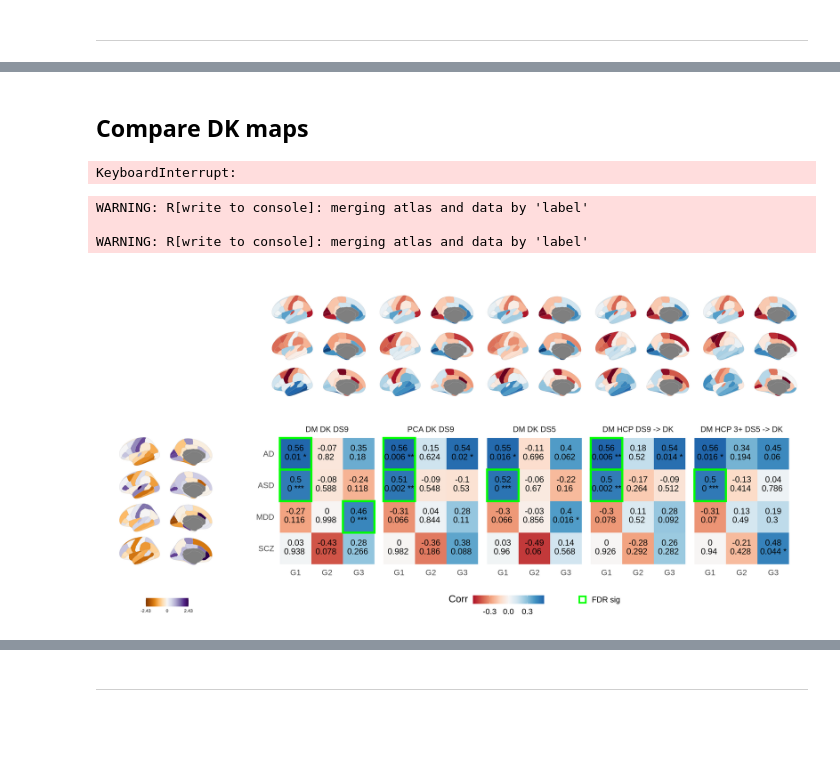
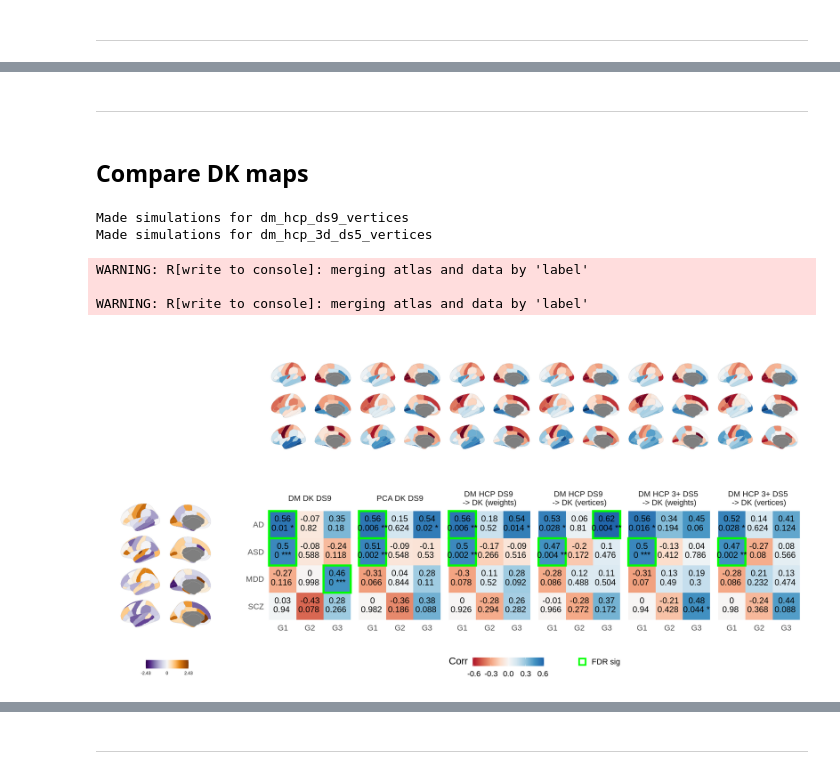
Before and after one commit to richardajdear/AHBA_gradients, a Jupyter notebook: notebooks/disorder_maps.ipynb, the cells around one changed output, grey strips where cells are left out. Drawn from its saved outputs; the diff is of its cells as text; code cells hidden in the pictures; blank space fills up the shorter version.

Commit message:
disorders etc

```diff
--- a/notebooks/disorder_maps.ipynb
+++ b/notebooks/disorder_maps.ipynb
@@ -55,3 +123,5 @@ New gradients version: method=dm, kernel=normalized_angle, sparsity=0, data=hcp_
+# %% [markdown]
+---
 # %% [markdown]
 ## Compare DK maps
 # %%
@@ -68,53 +139,60 @@ dk_scores = (pd.concat(dk_scores_dict)
              .rename({'level_0':'version'}, axis=1)
             )
 # %%
-for name, scores in dk_scores_dict.items():
+for name, scores in {name:scores for name,scores in dk_scores_dict.items() if 'vertices' in name}.items():
     generate_simulations(scores.set_index('label'), n=1000, outfile=f'../outputs/permutations/sim_gradients_dk_1000_{name}.npy', atlas='dk')
     print(f'Made simulations for {name}')
 # %% [output]
-KeyboardInterrupt:
+Made simulations for dm_hcp_ds9_vertices
+Made simulations for dm_hcp_3d_ds5_vertices
 # %%
 null_corrs_dict = {}
 for name, scores in dk_scores_dict.items():
     sim_grads = np.load(f"../outputs/permutations/sim_gradients_dk_1000_{name}.npy")
-    null_corrs_dict[name] = corr_nulls_from_grads(sim_grads, scores.drop('label',axis=1), maps, method='pearson')
+    null_corrs_dict[name] = corr_nulls_from_grads(sim_grads, scores, maps, method='pearson')
+# %%
+null_corrs_dict = {}
+for name, scores in dk_scores_dict.items():
+    sim_disorders = np.load(f"../outputs/permutations/sim_disorders_dk_5000.npy")
+    null_corrs_dict[name] = corr_nulls_from_maps(sim_disorders, scores, maps, method='pearson')
 # %%
 corr_versions = {}
 for name, scores in dk_scores_dict.items():
-    corrs = get_corrs(scores, maps, atlas='dk').loc[lambda x: ~np.isin(x.index, ['ANX', 'MCI', 'ADHD'])]
-    null_corrs = null_corrs_dict[name].loc[lambda x: ~np.isin(x['map'], ['ANX', 'MCI', 'ADHD'])]
+    corrs = get_corrs(scores, maps, atlas='dk')#.loc[lambda x: ~np.isin(x.index, ['ANX', 'MCI', 'ADHD'])]
+    null_corrs = null_corrs_dict[name]#.loc[lambda x: ~np.isin(x['map'], ['ANX', 'MCI', 'ADHD'])]
     corr_versions[name] = get_null_p(corrs, null_corrs, adjust='fdr_bh')
 
 names_dict = {
     'dm_dk_ds9': 'DM DK DS9',
     'pca_dk_ds9': 'PCA DK DS9',
-    'dm_dk_ds5': 'DM DK DS5',
-    'dm_hcp_ds9': 'DM HCP DS9 -> DK',
-    'dm_hcp_3d_ds5': 'DM HCP 3+ DS5 -> DK'
+    'dm_hcp_ds9': 'DM HCP DS9 \n-> DK (weights)',
+    'dm_hcp_ds9_vertices': 'DM HCP DS9 \n-> DK (vertices)',
+    'dm_hcp_3d_ds5': 'DM HCP 3+ DS5 \n-> DK (weights)',
+    'dm_hcp_3d_ds5_vertices': 'DM HCP 3+ DS5 \n-> DK (vertices)'
 }
 
 corr_versions = pd.concat(corr_versions).reset_index(0).rename({'level_0':'version'},axis=1) \
         .assign(version = lambda x: pd.Categorical(x['version'].replace(names_dict), ordered=True, categories=names_dict.values()))
 
-maps_plot = maps.loc[:, lambda x: ~np.isin(x.columns, ['ANX', 'MCI', 'ADHD'])]
+maps_plot = maps
 # %%
-%%R -i corr_versions -i maps_plot -i dk_scores -w 20 -h 10 --units in -r 200
+%%R -i corr_versions -i maps_plot -i dk_scores -w 20 -h 10 --units in -r 100
 source("../code/plot_maps.R")
 g1 <- plot_dk(dk_scores) + theme(strip.text.y=element_blank(), strip.text.x=element_blank()) + guides(fill='none')
 g2 <- plot_corr_versions(corr_versions) #+ ggtitle('DK map versions')
-g3 <- plot_maps_dk(maps_plot, ncol=1, colors=brewer.puor(100)) + theme(strip.text.x=element_blank())
+g3 <- plot_maps_dk(maps_plot, ncol=1, colors=rev(brewer.puor(100))) + theme(strip.text.x=element_blank())
 
 layout <- c(
   area(t = 1, b = 1, l = 3, r = 10),
   area(t = 2, b = 2, l = 3, r = 10),
   area(t = 2, b = 2, l = 1, r = 2)
 )
 
 plot <- g1 + g2 + g3 + plot_layout(design=layout)
 
 plot #& theme(plot.margin=margin(0,0,0,0))
 # %% [output]
 WARNING: R[write to console]: merging atlas and data by 'label'
 
 WARNING: R[write to console]: merging atlas and data by 'label'
-[figure, old version]
+[figure, new version]
```
Also changed, not shown: parts of 20 cells of this notebook, 18 other files.
